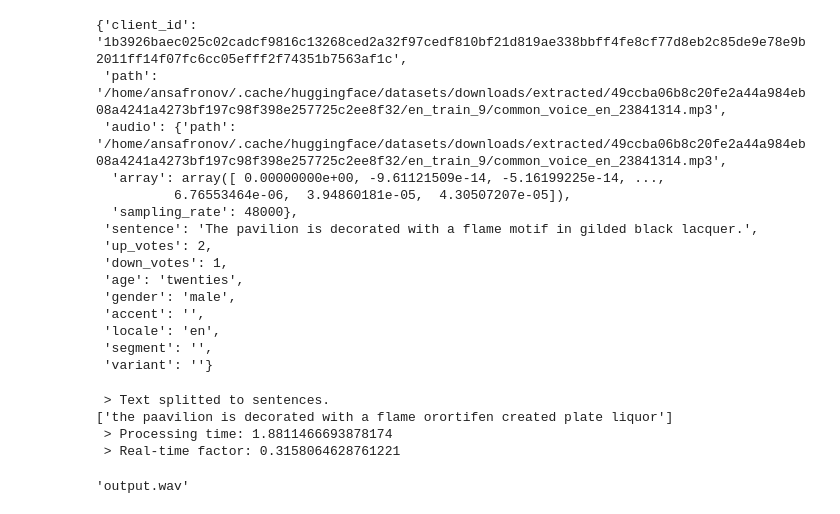
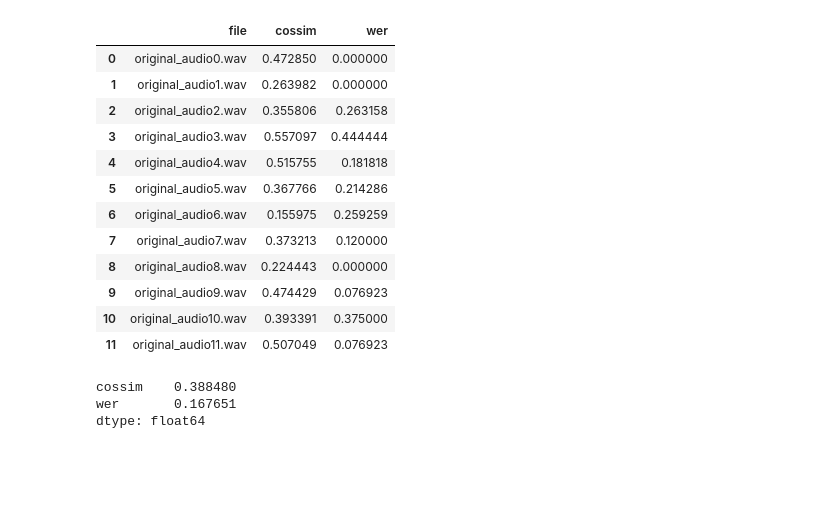
Before and after one commit to ArkadiyAliev/LPC-based-voice-anonymisation, a Jupyter notebook: notebooks/nn.ipynb, the cells around one changed output. Cells and saved outputs as stored; diff of their text form; code cells hidden in the pictures; blank space fills up the shorter version.

```diff
--- a/notebooks/nn.ipynb
+++ b/notebooks/nn.ipynb
@@ -35,36 +393,23 @@ mean_embedding = torch.tensor(np.mean(pretrained_speaker_embedding, axis=0)).res
+# %%
+data = pd.DataFrame(data)
+data
+# %% [output]
+|  | file | cossim | wer |
+| 0 | original_audio0.wav | 0.472850 | 0.000000 |
+| 1 | original_audio1.wav | 0.263982 | 0.000000 |
+| 2 | original_audio2.wav | 0.355806 | 0.263158 |
+| 3 | original_audio3.wav | 0.557097 | 0.444444 |
+| 4 | original_audio4.wav | 0.515755 | 0.181818 |
+| 5 | original_audio5.wav | 0.367766 | 0.214286 |
+| 6 | original_audio6.wav | 0.155975 | 0.259259 |
+| 7 | original_audio7.wav | 0.373213 | 0.120000 |
+| 8 | original_audio8.wav | 0.224443 | 0.000000 |
+| 9 | original_audio9.wav | 0.474429 | 0.076923 |
+| 10 | original_audio10.wav | 0.393391 | 0.375000 |
+| 11 | original_audio11.wav | 0.507049 | 0.076923 |
 # %%
-data
+data.mean()
 # %% [output]
-{'client_id': '1b3926baec025c02cadcf9816c13268ced2a32f97cedf810bf21d819ae338bbff4fe8cf77d8eb2c85de9e78e9b2011ff14f07fc6cc05efff2f74351b7563af1c',
- 'path': '/home/ansafronov/.cache/huggingface/datasets/downloads/extracted/49ccba06b8c20fe2a44a984eb08a4241a4273bf197c98f398e257725c2ee8f32/en_train_9/common_voice_en_23841314.mp3',
- 'audio': {'path': '/home/ansafronov/.cache/huggingface/datasets/downloads/extracted/49ccba06b8c20fe2a44a984eb08a4241a4273bf197c98f398e257725c2ee8f32/en_train_9/common_voice_en_23841314.mp3',
-  'array': array([ 0.00000000e+00, -9.61121509e-14, -5.16199225e-14, ...,
-          6.76553464e-06,  3.94860181e-05,  4.30507207e-05]),
-  'sampling_rate': 48000},
- 'sentence': 'The pavilion is decorated with a flame motif in gilded black lacquer.',
- 'up_votes': 2,
- 'down_votes': 1,
- 'age': 'twenties',
- 'gender': 'male',
- 'accent': '',
- 'locale': 'en',
- 'segment': '',
- 'variant': ''}
+cossim    0.388480
+wer       0.167651
+dtype: float64
-# %%
-data = next(iter(cv_13))
-
-file_path = data['path']
-
-input = prepare_model_input(read_batch([file_path]),
-                            device=device)
-
-output = model_silero(input)
-text = decoder(output[0].cpu())
-output_file = "output.wav"
-tts.tts_to_file(text, speaker_wav=file_path, language="en", file_path=output_file)
-# %% [output]
- > Text splitted to sentences.
-['the paavilion is decorated with a flame orortifen created plate liquor']
- > Processing time: 1.8811466693878174
- > Real-time factor: 0.3158064628761221
-'output.wav'
```
Also changed, not shown: parts of 28 cells of this notebook, 8 other files.
